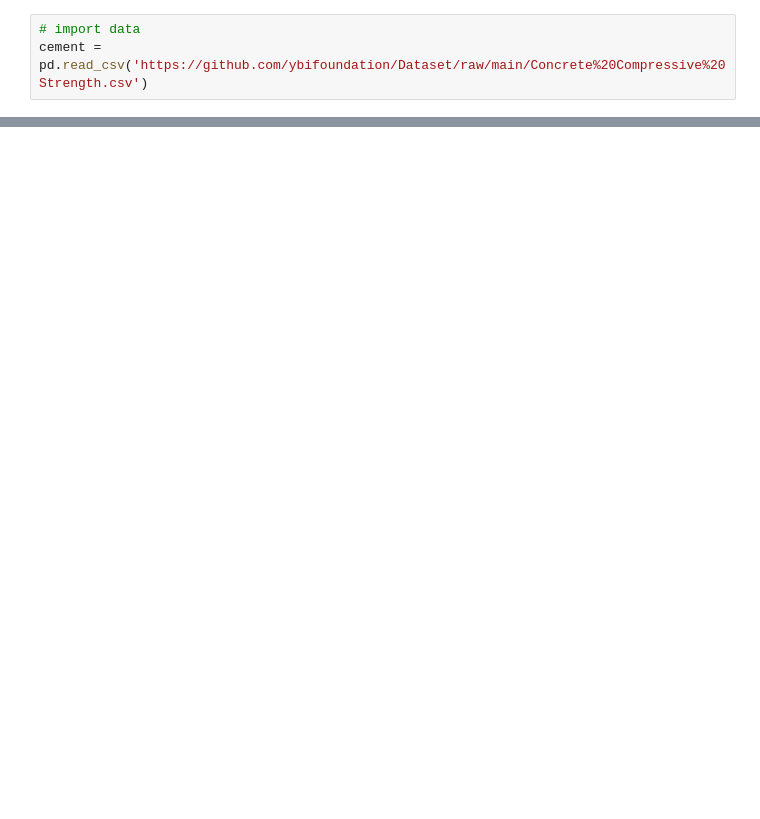
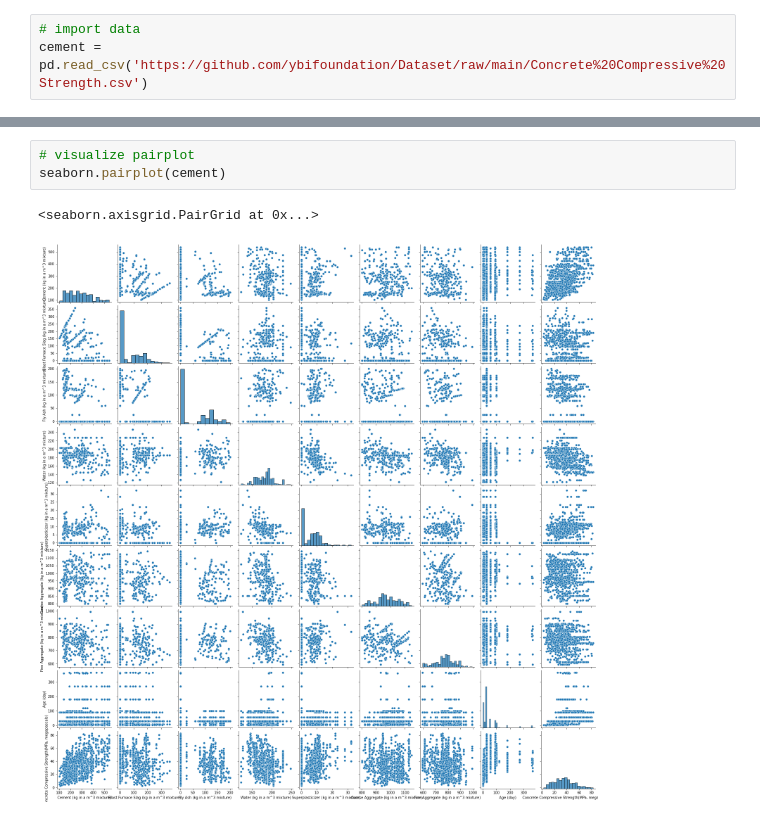
Before and after one commit to Srinu1606/Regression_Model_to_Predict_Cement_Compressive_Strength_Project, a Jupyter notebook: Regression_Model_to_Predict_Cement_Compressive_Strength_Project.ipynb, the cells around one changed output, grey strips where cells are left out. Cells and saved outputs as stored; diff of their text form; blank space fills up the shorter version.

```diff
--- a/Regression_Model_to_Predict_Cement_Compressive_Strength_Project.ipynb
+++ b/Regression_Model_to_Predict_Cement_Compressive_Strength_Project.ipynb
@@ -140,0 +90,6 @@ array([52.94562122])
+# %%
+# visualize pairplot
+seaborn.pairplot(cement)
+# %% [output]
+<seaborn.axisgrid.PairGrid at 0x...>
+[figure, added]
```
Also changed, not shown: parts of 43 cells of this notebook.
